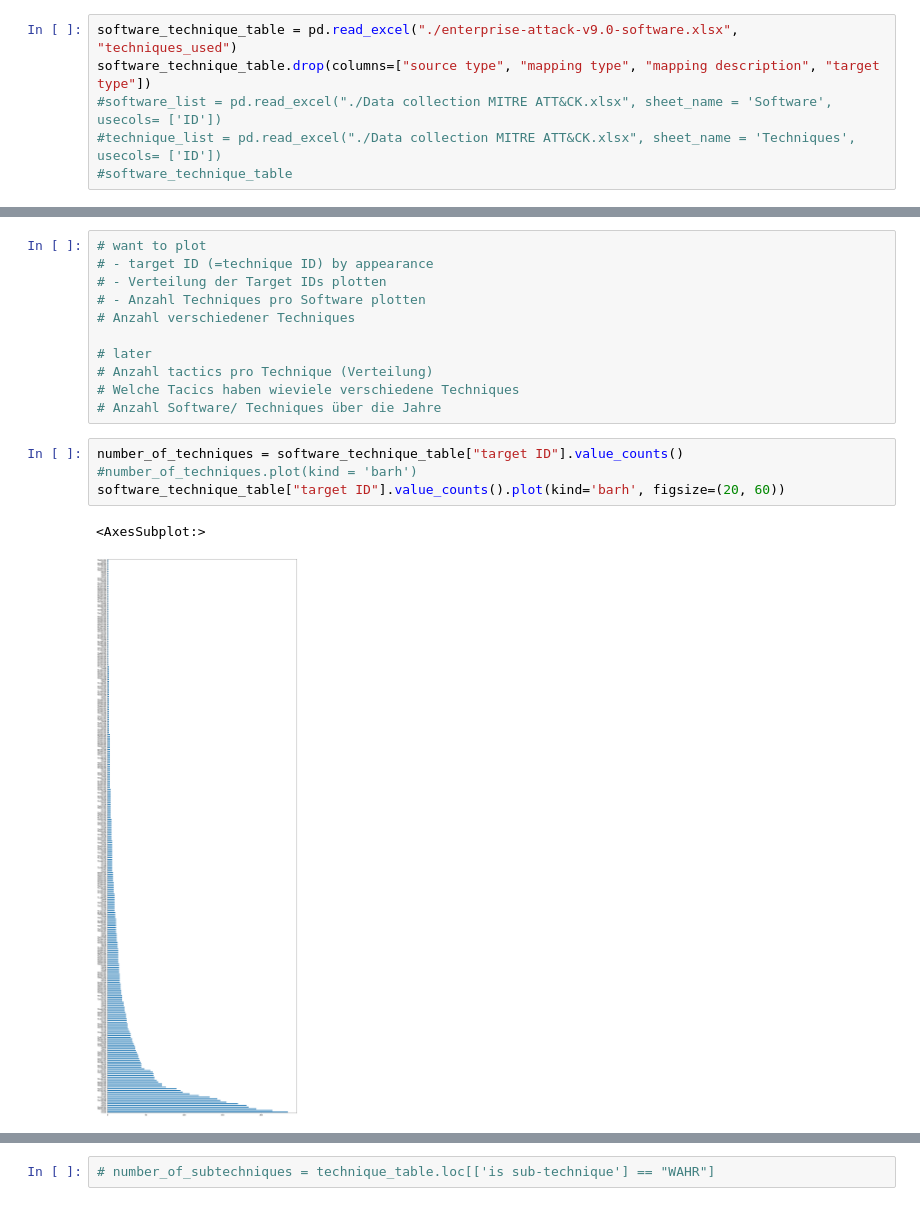
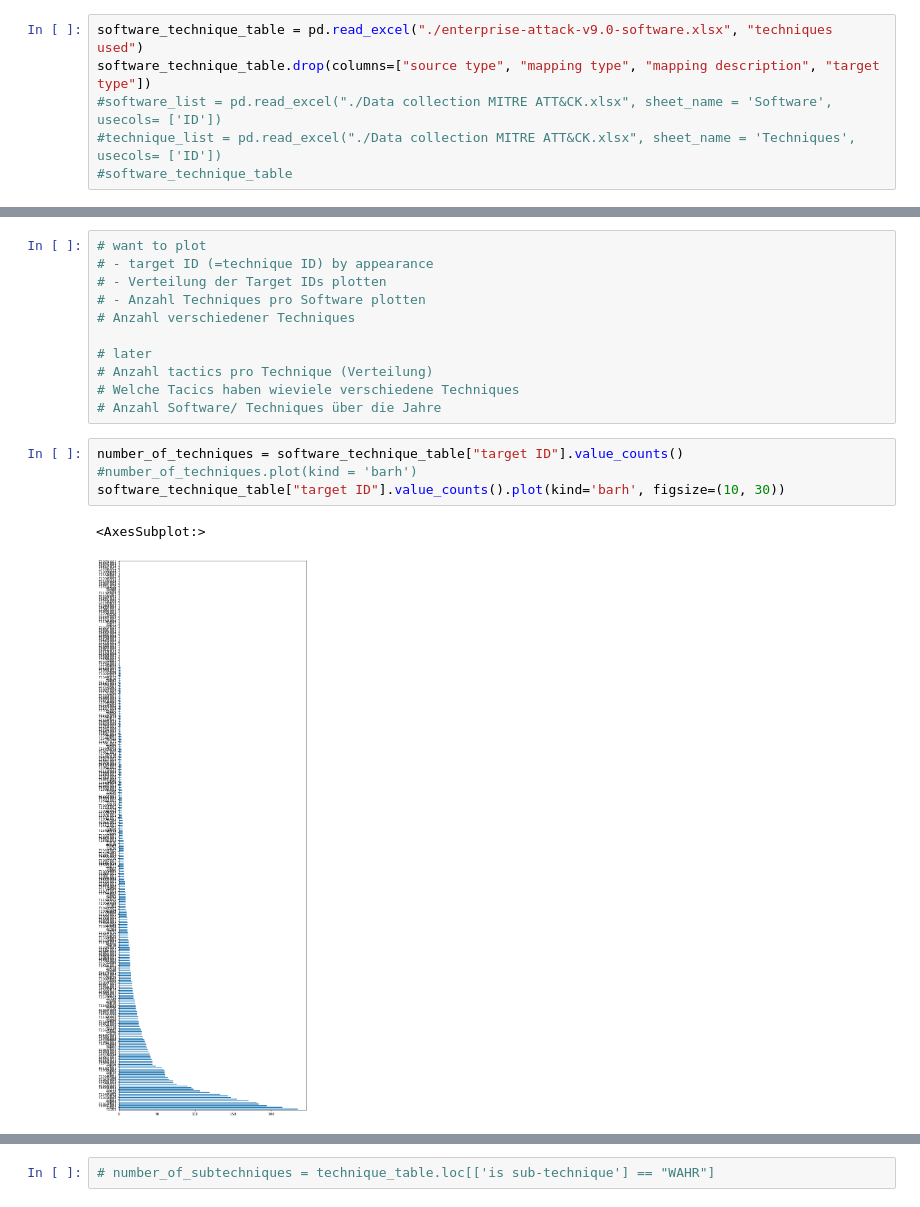
Before and after one commit to tobiasbudig/attack-hypotheses-generation, a Jupyter notebook: explorative-datenanalyse.ipynb, the cells around one changed output, grey strips where cells are left out. Cells and saved outputs as stored; diff of their text form.

```diff
--- a/explorative-datenanalyse.ipynb
+++ b/explorative-datenanalyse.ipynb
@@ -1,7 +1,7 @@
 # %%
 import pandas as pd
 # %%
-software_technique_table = pd.read_excel("./enterprise-attack-v9.0-software.xlsx", "techniques_used")
+software_technique_table = pd.read_excel("./enterprise-attack-v9.0-software.xlsx", "techniques used")
 software_technique_table.drop(columns=["source type", "mapping type", "mapping description", "target type"])
 #software_list = pd.read_excel("./Data collection MITRE ATT&CK.xlsx", sheet_name = 'Software', usecols= ['ID'])
 #technique_list = pd.read_excel("./Data collection MITRE ATT&CK.xlsx", sheet_name = 'Techniques', usecols= ['ID'])
@@ -34,10 +34,10 @@ software_technique_table.drop(columns=["source type", "mapping type", "mapping d
 # %%
 number_of_techniques = software_technique_table["target ID"].value_counts()
 #number_of_techniques.plot(kind = 'barh')
-software_technique_table["target ID"].value_counts().plot(kind='barh', figsize=(20, 60))
+software_technique_table["target ID"].value_counts().plot(kind='barh', figsize=(10, 30))
 # %% [output]
 <AxesSubplot:>
-[figure, old version]
+[figure, new version]
 # %%
 number_of_techniques_per_software = software_technique_table["source ID"].value_counts()
 #number_of_techniques_per_software
```
Also changed, not shown: parts of 11 cells of this notebook, 8 other files.
